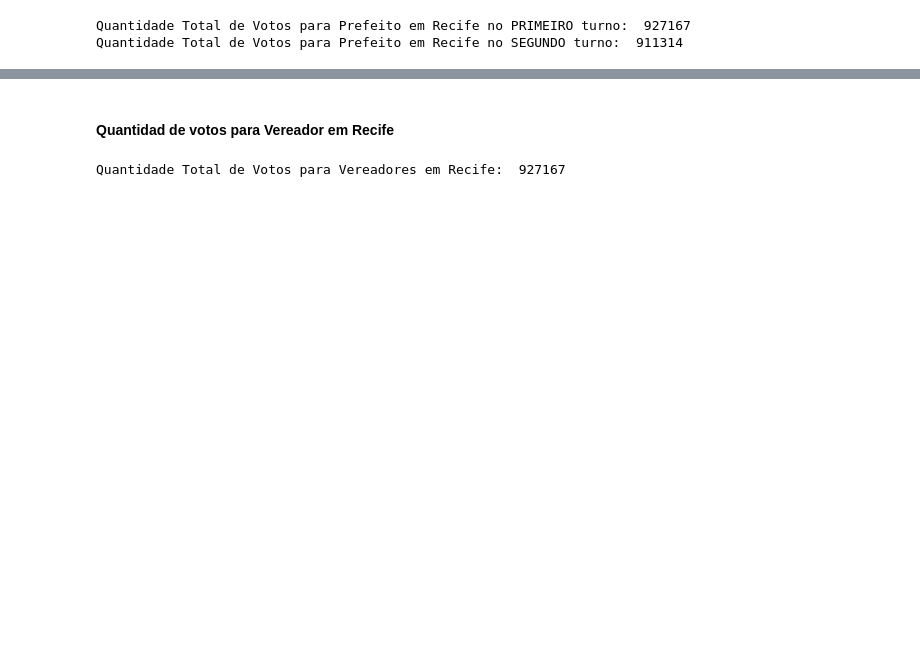
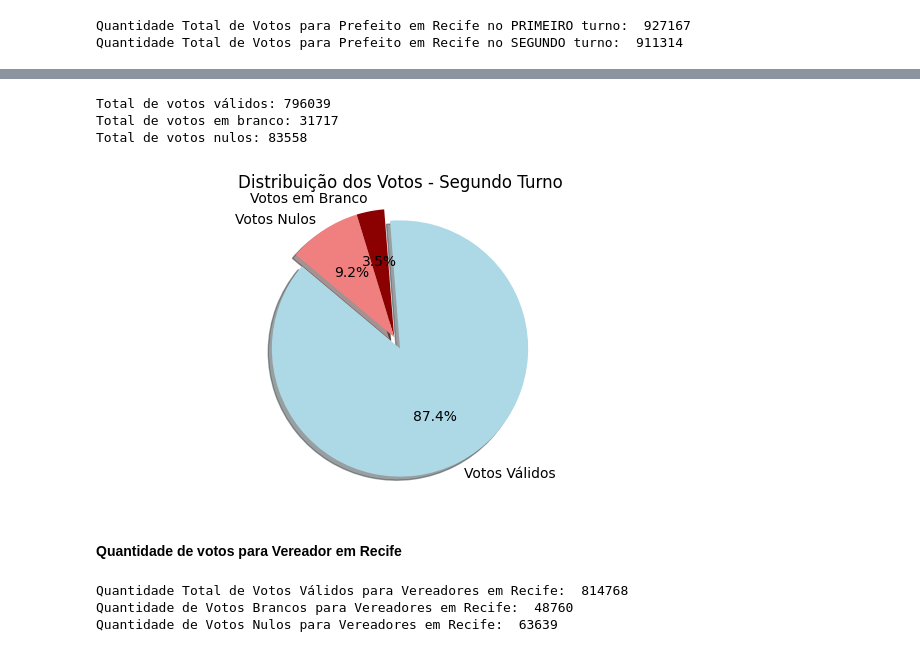
Before and after one commit to guilherme-pg/pe_analytics, a Jupyter notebook: pe_analytics.ipynb, the cells around one changed output, grey strips where cells are left out. Saved outputs shown, nothing was run; the diff lists cells and outputs as text; code cells hidden in the pictures; blank space fills up the shorter version.

```diff
--- a/pe_analytics.ipynb
+++ b/pe_analytics.ipynb
@@ -149,8 +391,48 @@ Quantidade Total de Votos para Prefeito em Recife no SEGUNDO turno:  911314
+# %%
+votos_validos = pref_rec_turn_2.loc[~pref_rec_turn_2['NM_VOTAVEL'].isin(['VOTO NULO', 'VOTO BRANCO']), 'QT_VOTOS'].sum()
+votos_branco = pref_rec_turn_2.loc[pref_rec_turn_2['NM_VOTAVEL'] == 'VOTO BRANCO', 'QT_VOTOS'].sum()
+votos_nulo = pref_rec_turn_2.loc[pref_rec_turn_2['NM_VOTAVEL'] == 'VOTO NULO', 'QT_VOTOS'].sum()
+votos_totais = pref_rec_turn_2['QT_VOTOS'].sum()
+votos_validos_calculados = votos_totais - votos_branco - votos_nulo
+
+print("Total de votos válidos:", votos_validos_calculados)
+print("Total de votos em branco:", votos_branco)
+print("Total de votos nulos:", votos_nulo)
+# %% [output]
+Total de votos válidos: 796039
+Total de votos em branco: 31717
+Total de votos nulos: 83558
+# %%
+# Dados para o gráfico de pizza
+labels = ['Votos Válidos', 'Votos em Branco', 'Votos Nulos']
+sizes = [votos_validos_calculados, votos_branco, votos_nulo]
+colors = ['lightblue', 'darkred', 'lightcoral']
+explode = (0.1, 0, 0)
+
+# Criar o gráfico de pizza
+plt.figure(figsize=(6, 3))
+plt.pie(sizes, explode=explode, labels=labels, colors=colors, autopct='%1.1f%%', shadow=True, startangle=140)
+plt.title('Distribuição dos Votos - Segundo Turno')
+plt.axis('equal')  # Garante que o gráfico de pizza seja desenhado como um círculo
+
+# Exibir o gráfico
+plt.show()
+# %% [output]
+[figure, added]
 # %% [markdown]
-#### Quantidad de votos para Vereador em Recife
+#### Quantidade de votos para Vereador em Recife
-# %%
-df_ver_rec = df_recife[df_recife['DS_CARGO'] == 'Vereador']
-total_votos_ver_rec = df_ver_rec['QT_VOTOS'].sum()
-print("Quantidade Total de Votos para Vereadores em Recife: ", total_votos_ver_rec)
-# %% [output]
-Quantidade Total de Votos para Vereadores em Recife:  927167
+# %%
+
+df_ver_rec = df_recife[df_recife['DS_CARGO'] == 'Vereador']
+
+votos_validos_ver_rec = df_ver_rec[~df_ver_rec['NM_VOTAVEL'].isin(['VOTO NULO', 'VOTO BRANCO'])]['QT_VOTOS'].sum()
+votos_branco_ver_rec = df_ver_rec[df_ver_rec['NM_VOTAVEL'] == 'VOTO BRANCO']['QT_VOTOS'].sum()
+votos_nulo_ver_rec = df_ver_rec[df_ver_rec['NM_VOTAVEL'] == 'VOTO NULO']['QT_VOTOS'].sum()
+
+print("Quantidade Total de Votos Válidos para Vereadores em Recife: ", votos_validos_ver_rec)
+print("Quantidade de Votos Brancos para Vereadores em Recife: ", votos_branco_ver_rec)
+print("Quantidade de Votos Nulos para Vereadores em Recife: ", votos_nulo_ver_rec)
+# %% [output]
+Quantidade Total de Votos Válidos para Vereadores em Recife:  814768
+Quantidade de Votos Brancos para Vereadores em Recife:  48760
+Quantidade de Votos Nulos para Vereadores em Recife:  63639
```
Also changed, not shown: parts of 40 cells of this notebook.
